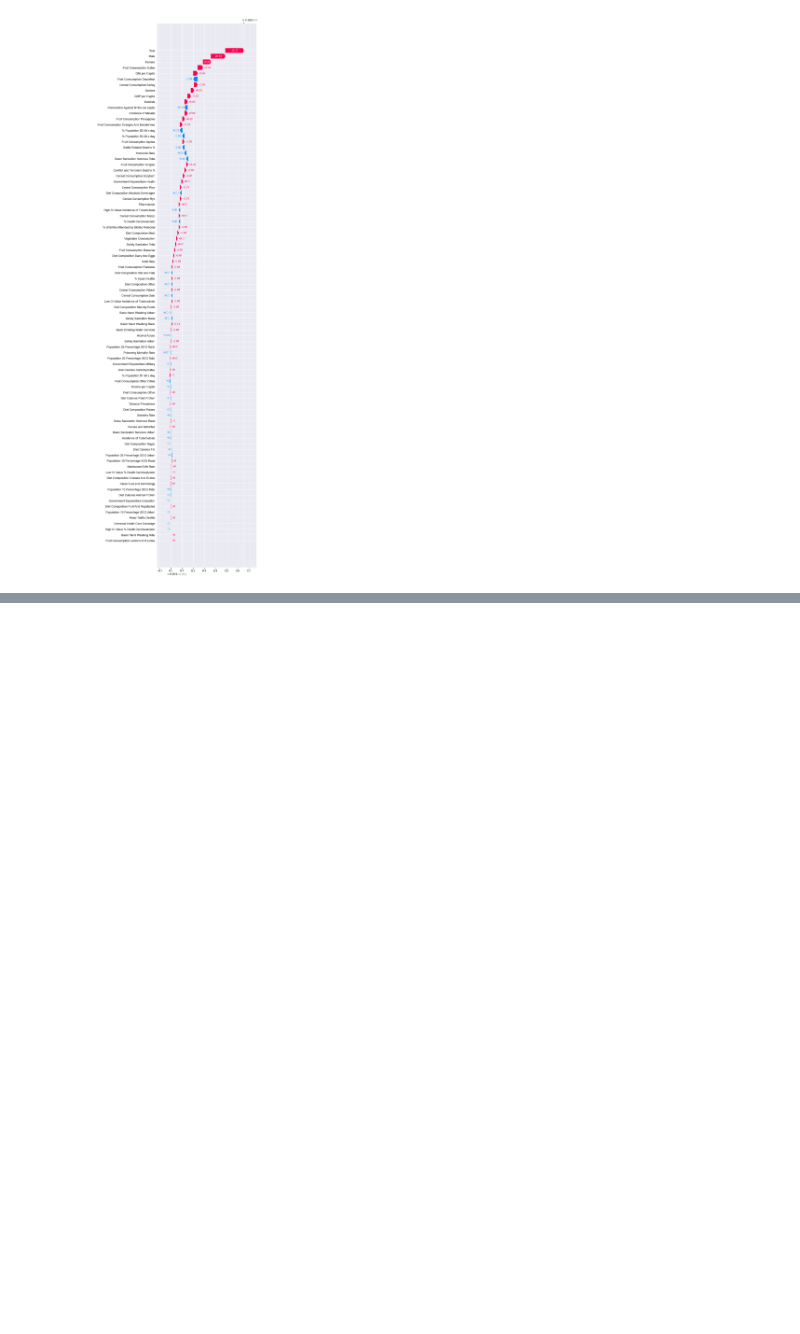
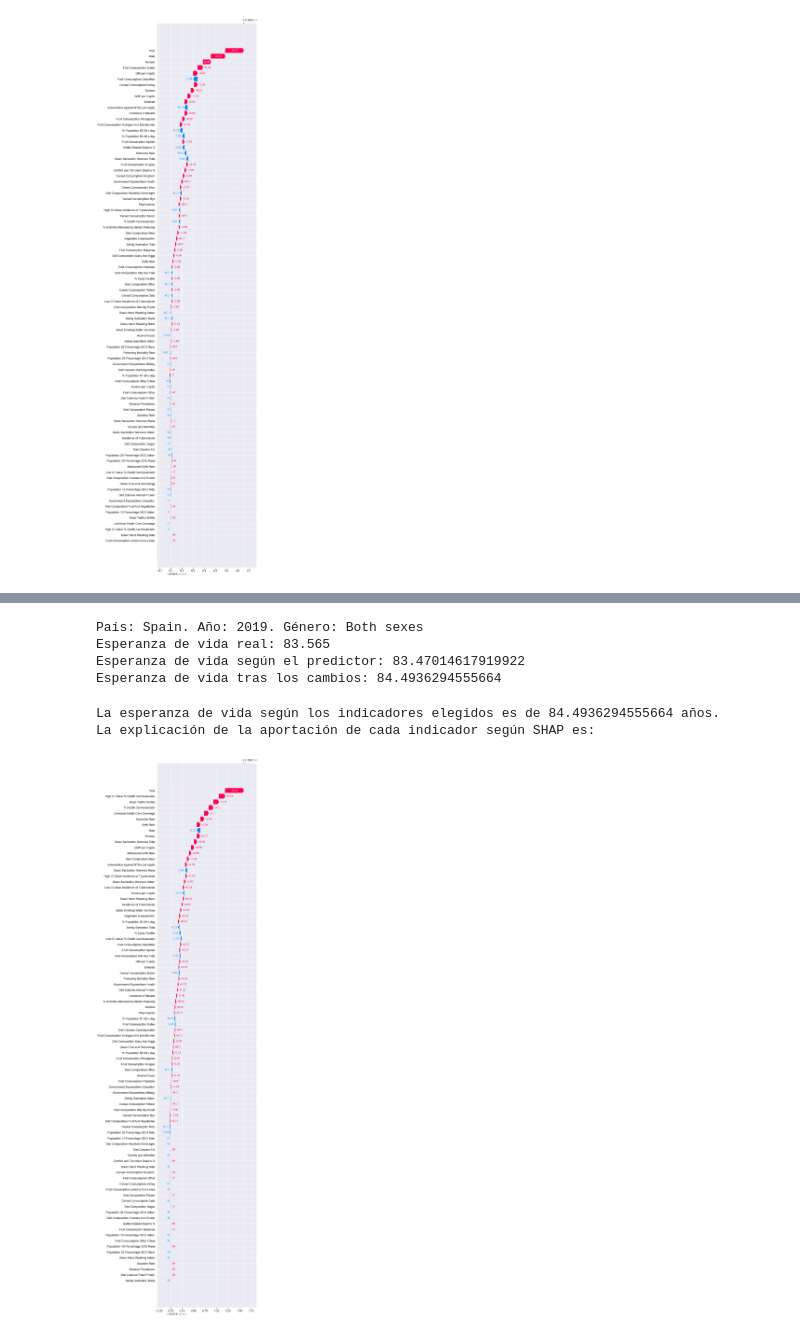
Before and after one commit to MiguelRocaGarcia/Life-Expectancy-Factors-Analysis-Using-ML, a Jupyter notebook: 5 - Predictor.ipynb, the cells around one changed output, grey strips where cells are left out. Saved outputs shown, nothing was run; the diff lists cells and outputs as text; code cells hidden in the pictures; blank space fills up the shorter version.

```diff
--- a/5 - Predictor.ipynb
+++ b/5 - Predictor.ipynb
@@ -220,0 +213,5 @@ La explicación de la aportación de cada indicador según SHAP es:
+# %%
+data = getData('Spain', 2019, 'Both sexes')
+dataOriginal = data.copy()
+data['Year'] = 2030
+data
@@ -220,0 +221,19 @@ La explicación de la aportación de cada indicador según SHAP es:
+# %%
+compareLifeExpectancy(dataOriginal, data)
+# %% [output]
+País: Spain. Año: 2019. Género: Both sexes
+Esperanza de vida real: 83.565
+Esperanza de vida según el predictor: 83.47014617919922
+Esperanza de vida tras los cambios: 84.4936294555664
+# %%
+# Obtenemos los SHAP values del caso a estudiar
+case = applyTransformations(data)
+shap_values_case = explainer.shap_values(np.array(case))
+# %%
+print(f'La esperanza de vida según los indicadores elegidos es de {predictLifeExpectancy(case)} años.')
+print('La explicación de la aportación de cada indicador según SHAP es:')
+shap.plots._waterfall.waterfall_legacy(explainer.expected_value[0], shap_values_case[0][0], feature_names=X.columns, max_display=X.shape[1])
+# %% [output]
+La esperanza de vida según los indicadores elegidos es de 84.4936294555664 años.
+La explicación de la aportación de cada indicador según SHAP es:
+[figure, added]
```
Also changed, not shown: parts of 7 cells of this notebook, 2 other files.
